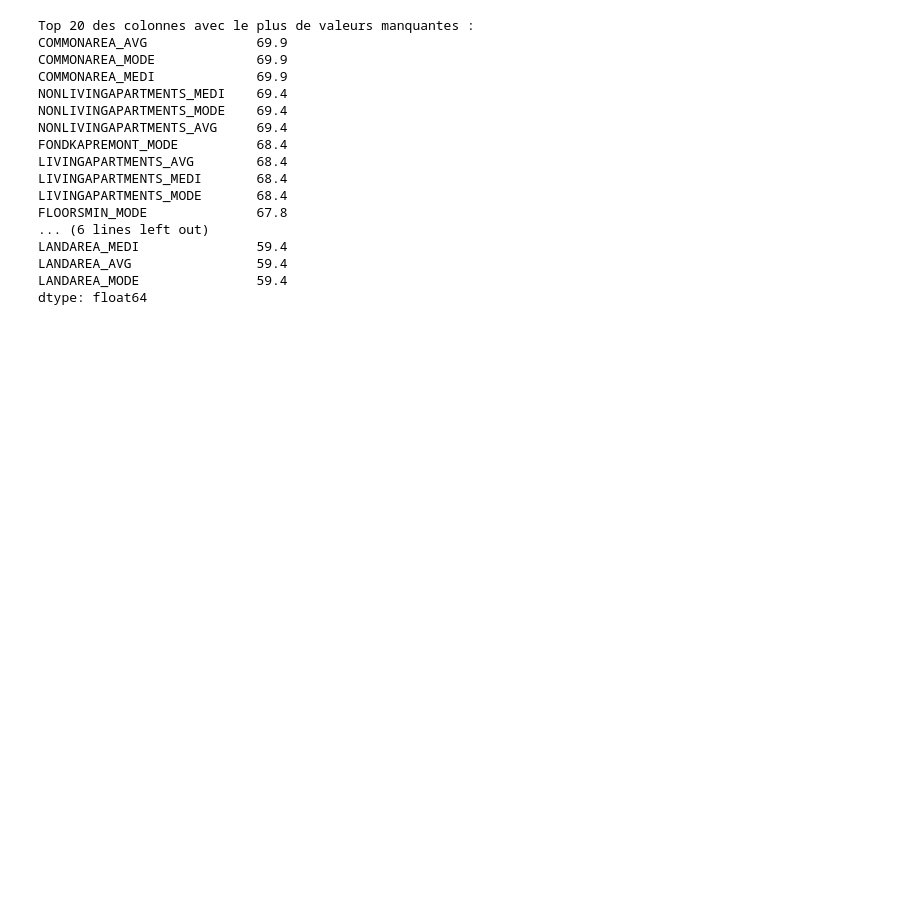
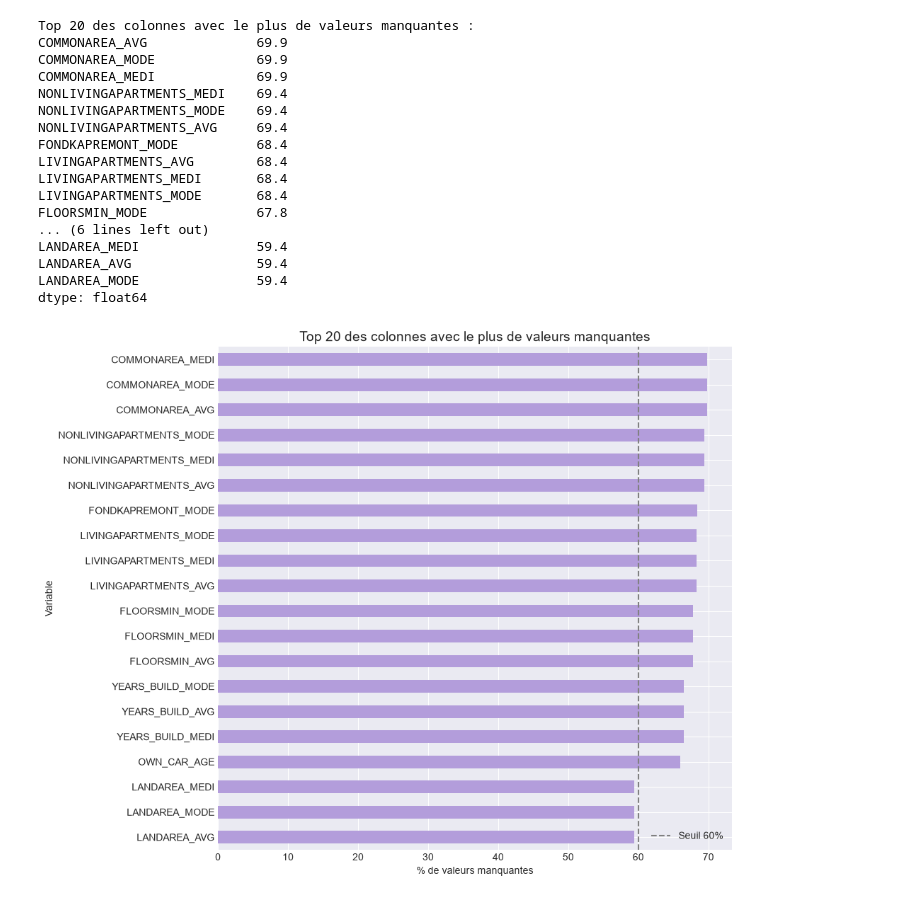
Before and after one commit to doaabss/memoire-scoring, a Jupyter notebook: notebooks/01_exploration.ipynb, the cells around one changed output. Saved outputs shown, nothing was run; the diff lists cells and outputs as text; code cells hidden in the pictures; blank space fills up the shorter version.

```diff
--- a/notebooks/01_exploration.ipynb
+++ b/notebooks/01_exploration.ipynb
@@ -68,3 +175,19 @@ LANDAREA_MEDI               59.4
 LANDAREA_AVG                59.4
 LANDAREA_MODE               59.4
 dtype: float64
+# %%
+top_20 = manquants.head(20)
+
+fig, ax = plt.subplots(figsize=(10, 8))
+top_20.sort_values().plot(kind='barh', color= '#B39DDB', ax=ax)
+ax.set_title("Top 20 des colonnes avec le plus de valeurs manquantes", fontsize=14)
+ax.set_xlabel("% de valeurs manquantes")
+ax.set_ylabel("Variable")
+ax.axvline(x=60, color='gray', linestyle='--', label='Seuil 60%')
+ax.legend()
+
+plt.tight_layout()
+plt.savefig("../outputs/figures/02_valeurs_manquantes_top20.png", dpi=150, bbox_inches='tight')
+plt.show()
+# %% [output]
+[figure, added]
```
Also changed, not shown: parts of 32 cells of this notebook, 8 other files.
